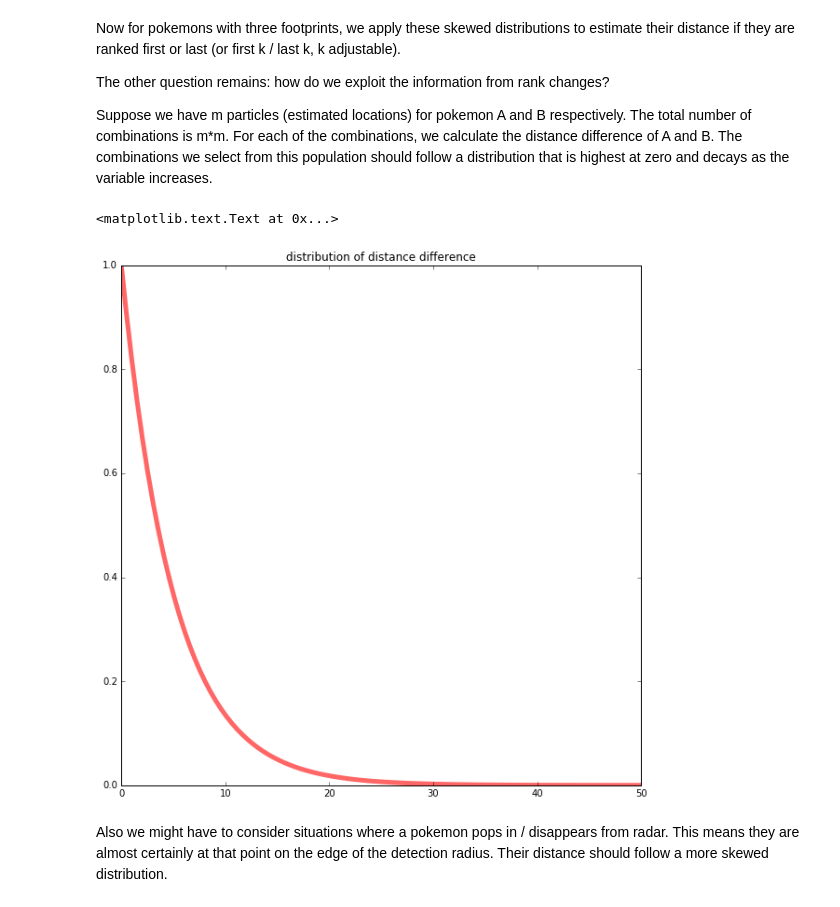
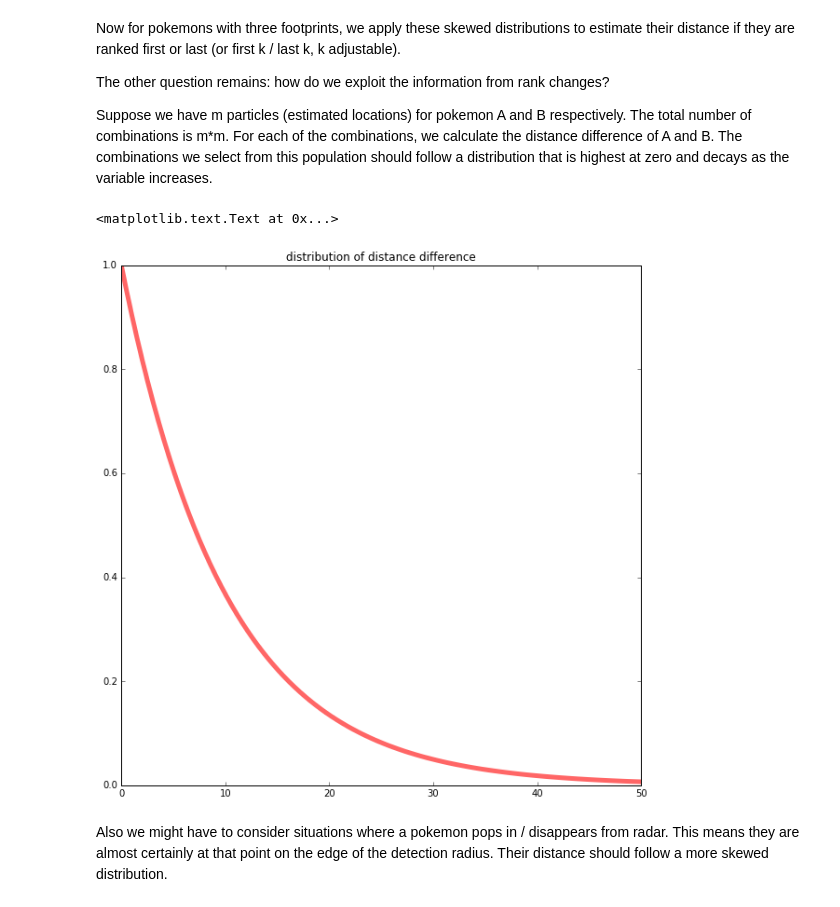
Before and after one commit to Mithrillion/pokemon-go-simulator-solver, a Jupyter notebook: pokemon_location_simulator.ipynb, the cells around one changed output. Drawn from its saved outputs; the diff is of its cells as text; code cells hidden in the pictures.

```diff
--- a/pokemon_location_simulator.ipynb
+++ b/pokemon_location_simulator.ipynb
@@ -242,15 +242,15 @@ Suppose we have m particles (estimated locations) for pokemon A and B respective
 # %%
 fig, ax = plt.subplots(1, 1)
 fig.set_figwidth(10)
 fig.set_figheight(10)
 
 a = 1
 x = np.linspace(0, 50, 100)
-ax.plot(x, gamma.pdf(x / 5, a), 'r-', lw=5, alpha=0.6, label='gennorm pdf')
+ax.plot(x, gamma.pdf(x / 10, a), 'r-', lw=5, alpha=0.6, label='gennorm pdf')
 ax.set_title("distribution of distance difference")
 # %% [output]
 <matplotlib.text.Text at 0x...>
-[figure, old version]
+[figure, new version]
 # %% [markdown]
 Also we might have to consider situations where a pokemon pops in / disappears from radar. This means they are almost certainly at that point on the edge of the detection radius. Their distance should follow a more skewed distribution.
 # %%
```
Also changed, not shown: 3 other files.
